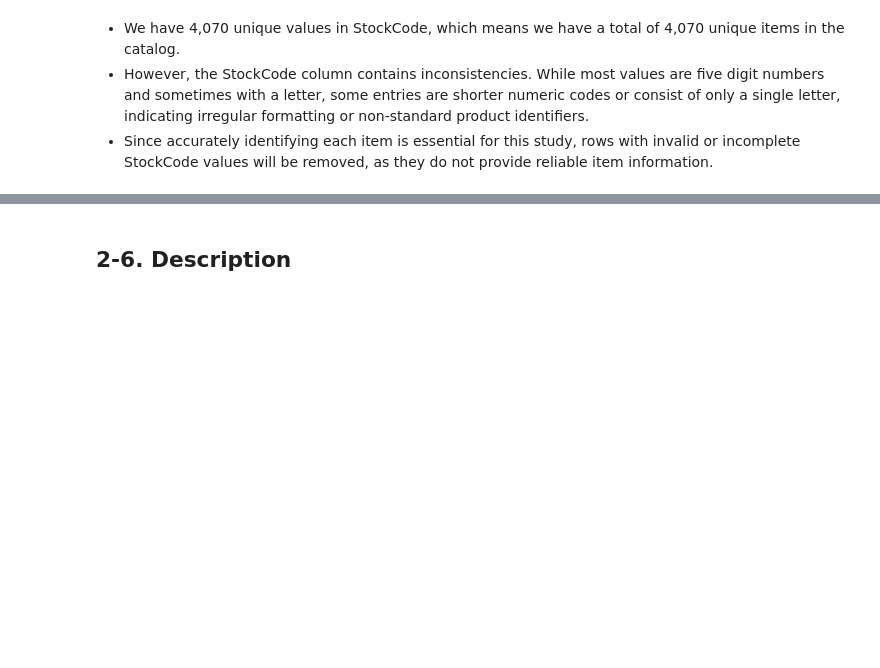
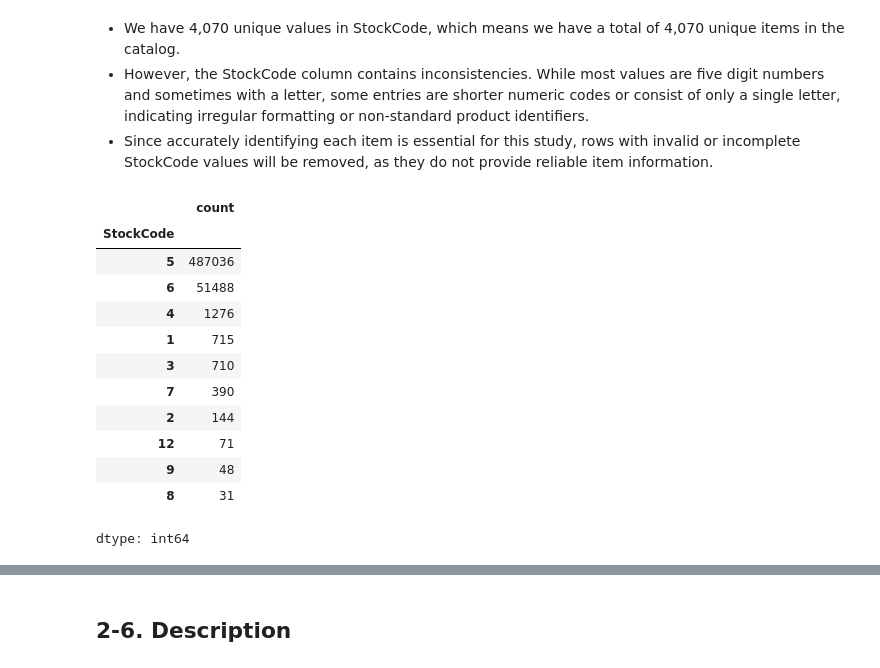
Before and after one commit to iamyunaseo/e-commerce-customer-behavior-analytics, a Jupyter notebook: e-commerce-customer-behavior-analytics.ipynb, the cells around one changed output, grey strips where cells are left out. Cells and saved outputs as stored; diff of their text form; code cells hidden in the pictures; blank space fills up the shorter version.

```diff
--- a/e-commerce-customer-behavior-analytics.ipynb
+++ b/e-commerce-customer-behavior-analytics.ipynb
@@ -281,4 +272,22 @@ df[df['InvoiceNo'].astype(str).str.startswith('C')]
 - We have 4,070 unique values in StockCode, which means we have a total of 4,070 unique items in the catalog.
 - However, the StockCode column contains inconsistencies. While most values are five digit numbers and sometimes with a letter, some entries are shorter numeric codes or consist of only a single letter, indicating irregular formatting or non-standard product identifiers.
 - Since accurately identifying each item is essential for this study, rows with invalid or incomplete StockCode values will be removed, as they do not provide reliable item information.
+# %%
+# Count the number of characters in StockCode
+
+df['StockCode'].str.len().value_counts()
+# %% [output]
+|  | count |
+| StockCode |  |
+| 5 | 487036 |
+| 6 | 51488 |
+| 4 | 1276 |
+| 1 | 715 |
+| 3 | 710 |
+| 7 | 390 |
+| 2 | 144 |
+| 12 | 71 |
+| 9 | 48 |
+| 8 | 31 |
+dtype: int64
 # %%
```
Also changed, not shown: parts of 16 cells of this notebook.
